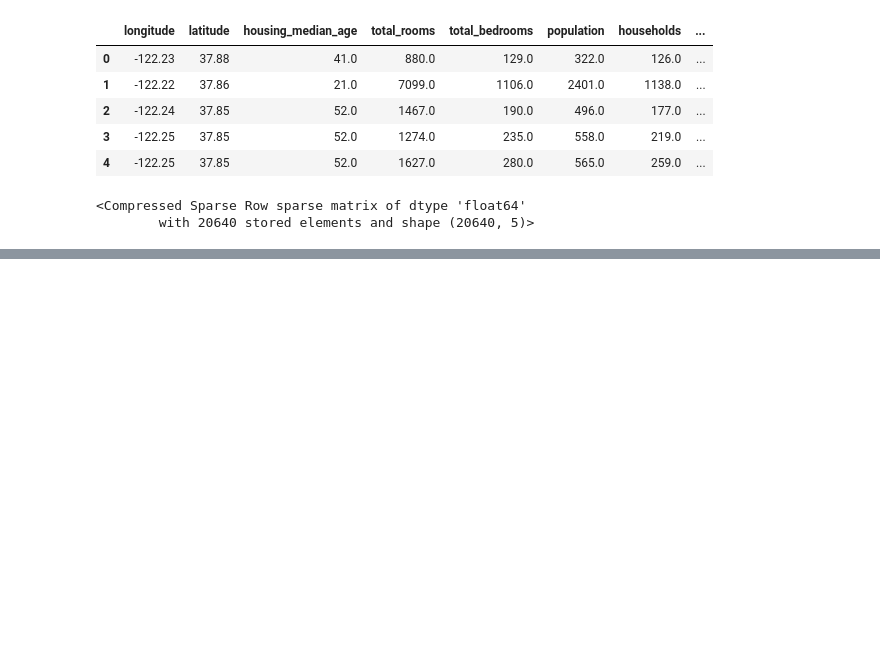
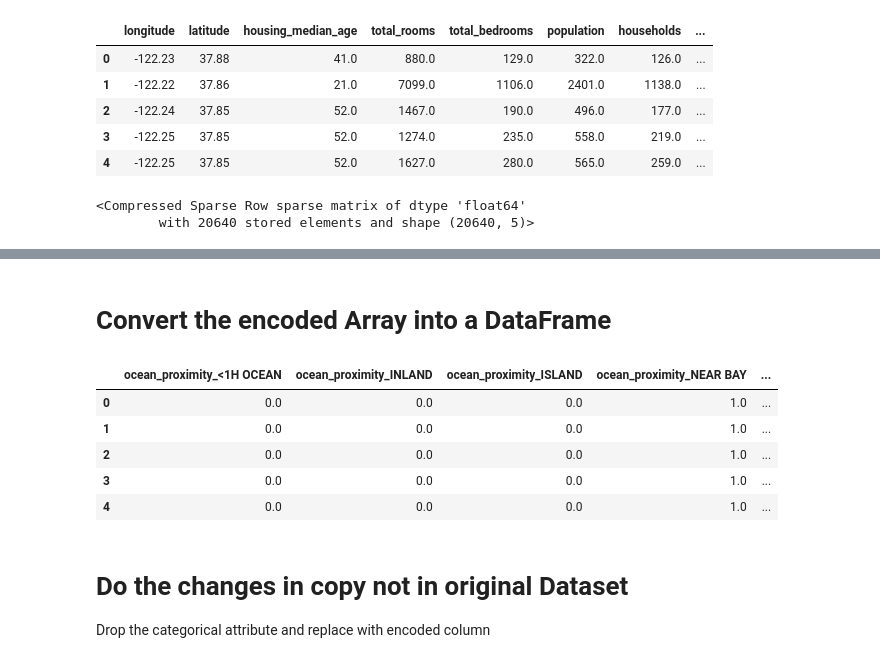
Before and after one commit to akashnarwal7/Califlornia-Housing-Price-Prediction-Model, a Jupyter notebook: HousePricePrediction.ipynb, the cells around one changed output, grey strips where cells are left out. Saved outputs shown, nothing was run; the diff lists cells and outputs as text; code cells hidden in the pictures; blank space fills up the shorter version.

```diff
--- a/HousePricePrediction.ipynb
+++ b/HousePricePrediction.ipynb
@@ -210,7 +210,7 @@ housing_cp.head()
 from sklearn.preprocessing import OneHotEncoder
 encoder=OneHotEncoder()
 housing_cat=housing_cp[['ocean_proximity']]
-housing_cat_1_hot=encoder.fit_transform(housing_cat_1_hot)
+housing_cat_1_hot=encoder.fit_transform(housing_cat)
 housing_cat_1_hot
 # %% [output]
 <Compressed Sparse Row sparse matrix of dtype 'float64'
@@ -229,0 +229,15 @@ hosuing.copy
+# %% [markdown]
+# Convert the encoded Array into a DataFrame
+# %%
+housing_cat_1_hot_df=pd.DataFrame(housing_cat_1_hot_arr, columns=encoder.get_feature_names_out(['ocean_proximity']))
+housing_cat_1_hot_df.head()
+# %% [output]
+|  | ocean_proximity_<1H OCEAN | ocean_proximity_INLAND | ocean_proximity_ISLAND | ocean_proximity_NEAR BAY | ... |
+| 0 | 0.0 | 0.0 | 0.0 | 1.0 | ... |
+| 1 | 0.0 | 0.0 | 0.0 | 1.0 | ... |
+| 2 | 0.0 | 0.0 | 0.0 | 1.0 | ... |
+| 3 | 0.0 | 0.0 | 0.0 | 1.0 | ... |
+| 4 | 0.0 | 0.0 | 0.0 | 1.0 | ... |
+# %% [markdown]
+#  Do the changes in copy not in original Dataset
+ Drop the categorical attribute and replace with encoded column
```
Also changed, not shown: parts of 16 cells of this notebook.
